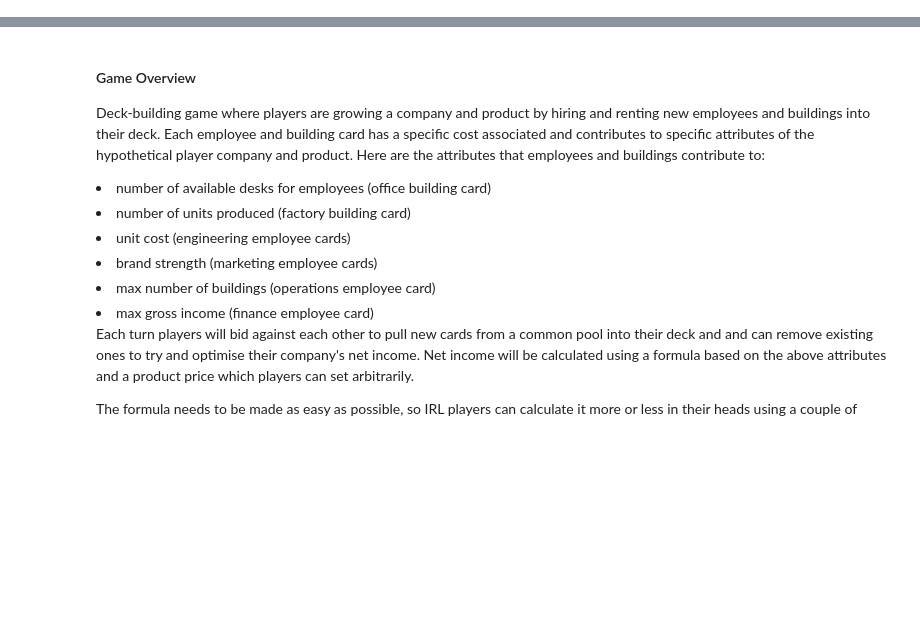
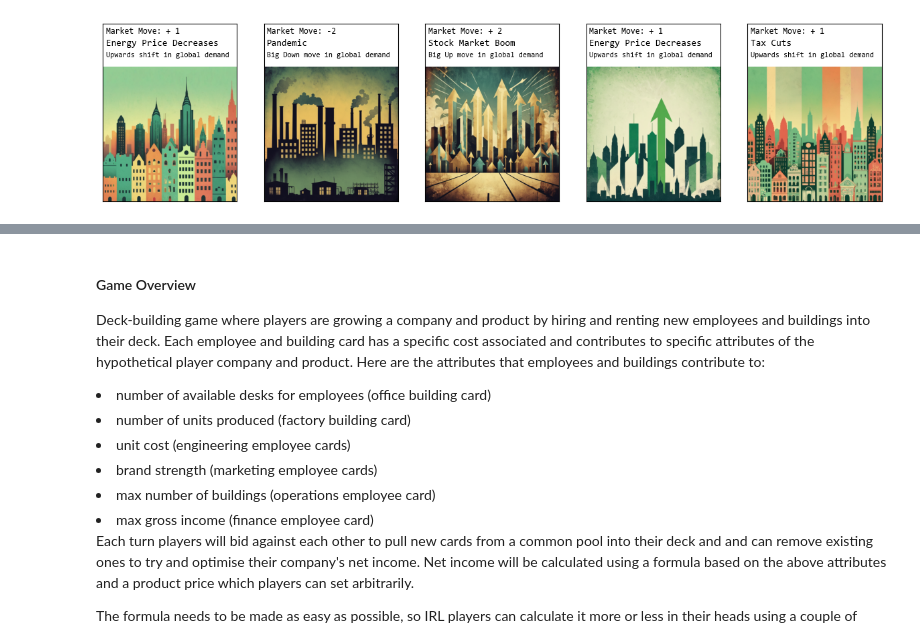
Before and after one commit to michaeldowd2/game, a Jupyter notebook: find_optimal_hands.ipynb, the cells around one changed output, grey strips where cells are left out. Drawn from its saved outputs; the diff is of its cells as text; code cells hidden in the pictures; blank space fills up the shorter version.

Commit message:
add market move cards

```diff
--- a/find_optimal_hands.ipynb
+++ b/find_optimal_hands.ipynb
@@ -2,6 +2,11 @@
 from classes import *
 import time
 import numpy as np
-
-#game = Game(GameSettings(), no_players = 1)
-#game.employee_deck.cards[2].render(True)
+import matplotlib.pyplot as plt
+game = Game(GameSettings(), no_players = 1)
+# %%
+# draw 5 market move cards - only one will be drawn at a time in the game
+market_card_pool = game.market_deck.take_N(5)
+game.market_deck.render(market_card_pool)
+# %% [output]
+[figure, added]
```
Also changed, not shown: parts of 1 cell of this notebook, 17 other files.
